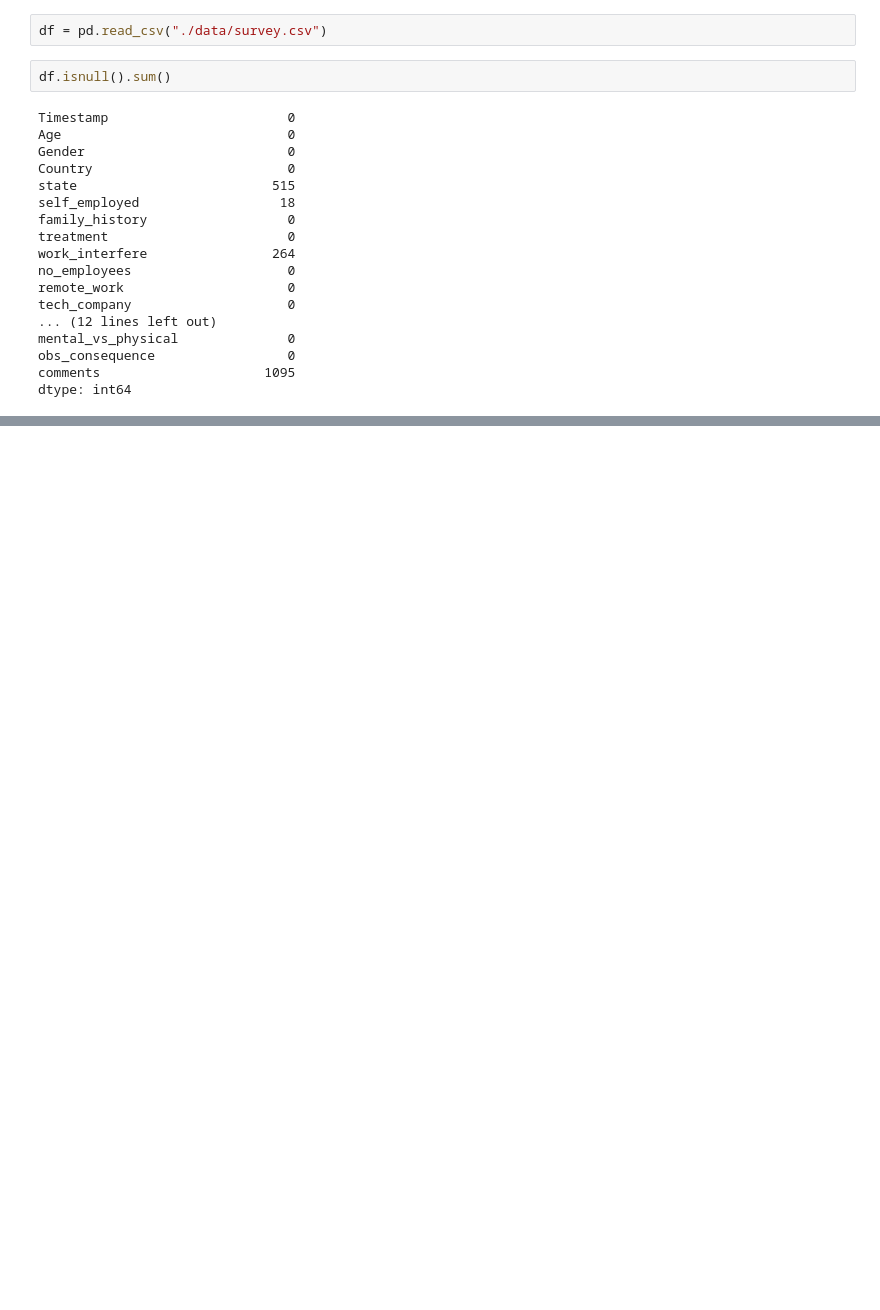
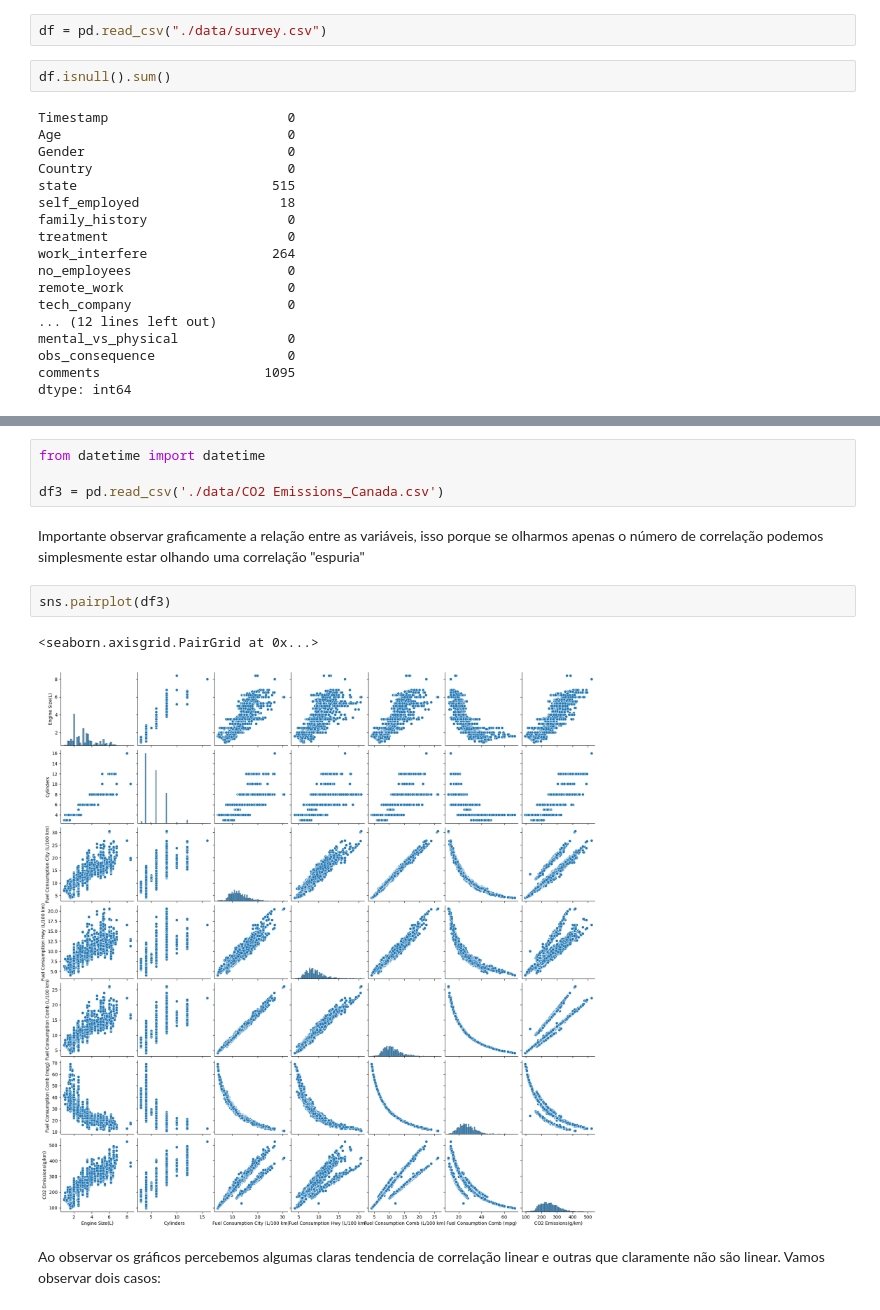
Before and after one commit to filipeaguiarrod/statistic_topics, a Jupyter notebook: Correlations/eda.ipynb, the cells around one changed output, grey strips where cells are left out. Drawn from its saved outputs; the diff is of its cells as text; blank space fills up the shorter version.

```diff
--- a/Correlations/eda.ipynb
+++ b/Correlations/eda.ipynb
@@ -104,0 +151,15 @@ ValueError: Grouper and axis must be same length
+# %%
+from datetime import datetime
+
+df3 = pd.read_csv('./data/CO2 Emissions_Canada.csv')
+# %% [markdown]
+Importante observar graficamente a relação entre as variáveis, isso porque se olharmos apenas o número de correlação podemos
+simplesmente estar olhando uma correlação "espuria"
+# %%
+sns.pairplot(df3)
+# %% [output]
+<seaborn.axisgrid.PairGrid at 0x...>
+[figure, added]
+# %% [markdown]
+Ao observar os gráficos percebemos algumas claras tendencia de correlação linear e outras que claramente não são linear.
+Vamos observar dois casos:
```
Also changed, not shown: parts of 29 cells of this notebook, 3 other files.
